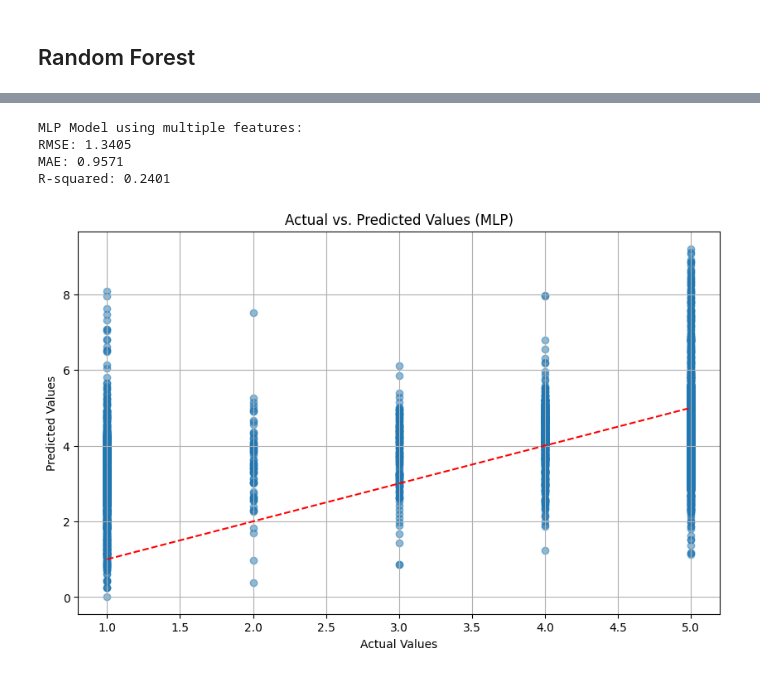
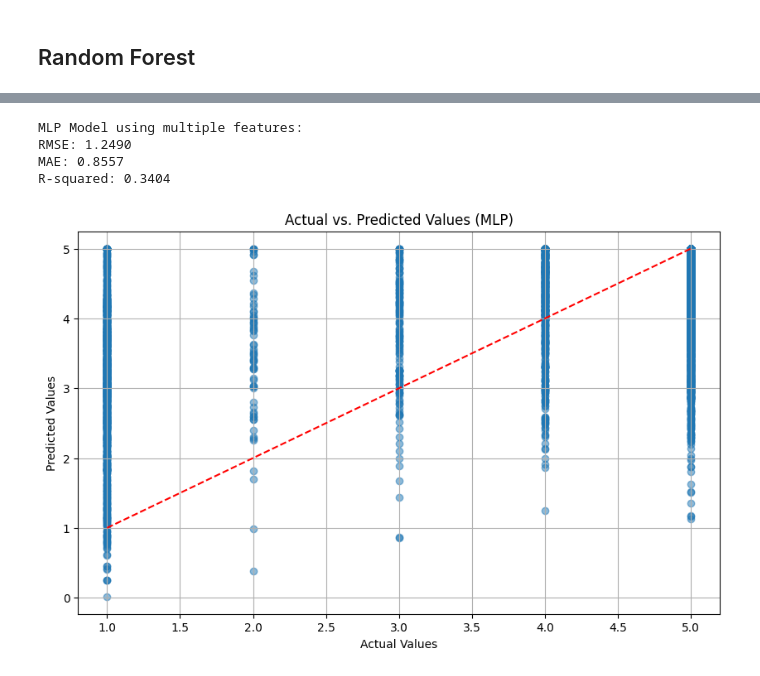
Before and after one commit to MatthewBeaulieu0/471-Project, a Jupyter notebook: random_forest.ipynb, the cells around one changed output, grey strips where cells are left out. Saved outputs shown, nothing was run; the diff lists cells and outputs as text; code cells hidden in the pictures.

```diff
--- a/random_forest.ipynb
+++ b/random_forest.ipynb
@@ -86,6 +88,4 @@ Sub-category_Return request: 0.0134
 # %%
-from sklearn.neural_network import MLPRegressor
-
 # Preprocess categorical features using OneHotEncoder
 encoder = OneHotEncoder()
 encoded_features = encoder.fit_transform(data[['Agent Shift', 'Tenure Bucket', 'channel_name', 'category', 'Sub-category', 'Supervisor', 'Manager']])
@@ -98,34 +98,36 @@ X_combined = pd.concat([data[['issue_reported_hour_of_day', 'response_time_minut
 X_train, X_test, y_train, y_test = train_test_split(X_combined, y, test_size=0.2, random_state=42)
 
 # Train a Multi-Layer Perceptron Regressor on the combined features
 model_mlp = MLPRegressor(hidden_layer_sizes=(100, 50), activation='relu', solver='adam', max_iter=500, random_state=42)
 model_mlp.fit(X_train, y_train)
 y_pred_mlp = model_mlp.predict(X_test)
+y_pred_mlp = np.clip(y_pred_mlp, 0, 5)
+
 rmse_mlp = np.sqrt(mean_squared_error(y_test, y_pred_mlp))
 mae_mlp = mean_absolute_error(y_test, y_pred_mlp)
 r2_mlp = r2_score(y_test, y_pred_mlp)
 
 # Print results for the MLP model using multiple features
 print("MLP Model using multiple features:")
 print(f'RMSE: {rmse_mlp:.4f}')
 print(f'MAE: {mae_mlp:.4f}')
 print(f'R-squared: {r2_mlp:.4f}')
 
 # Print top 5 important features for the model
 # MLP does not provide direct feature importances like Random Forest, so we'll skip this part
 
 # Plot actual vs. predicted values
 plt.figure(figsize=(10, 6))
 plt.scatter(y_test, y_pred_mlp, alpha=0.5)
 plt.plot([min(y_test), max(y_test)], [min(y_test), max(y_test)], '--', color='red')
 plt.title('Actual vs. Predicted Values (MLP)')
 plt.xlabel('Actual Values')
 plt.ylabel('Predicted Values')
 plt.grid(True)
 plt.show()
 # %% [output]
 MLP Model using multiple features:
-RMSE: 1.3405
-MAE: 0.9571
-R-squared: 0.2401
+RMSE: 1.2490
+MAE: 0.8557
+R-squared: 0.3404
-[figure, old version]
+[figure, new version]
```
Also changed, not shown: parts of 3 cells of this notebook, 1 other file.
